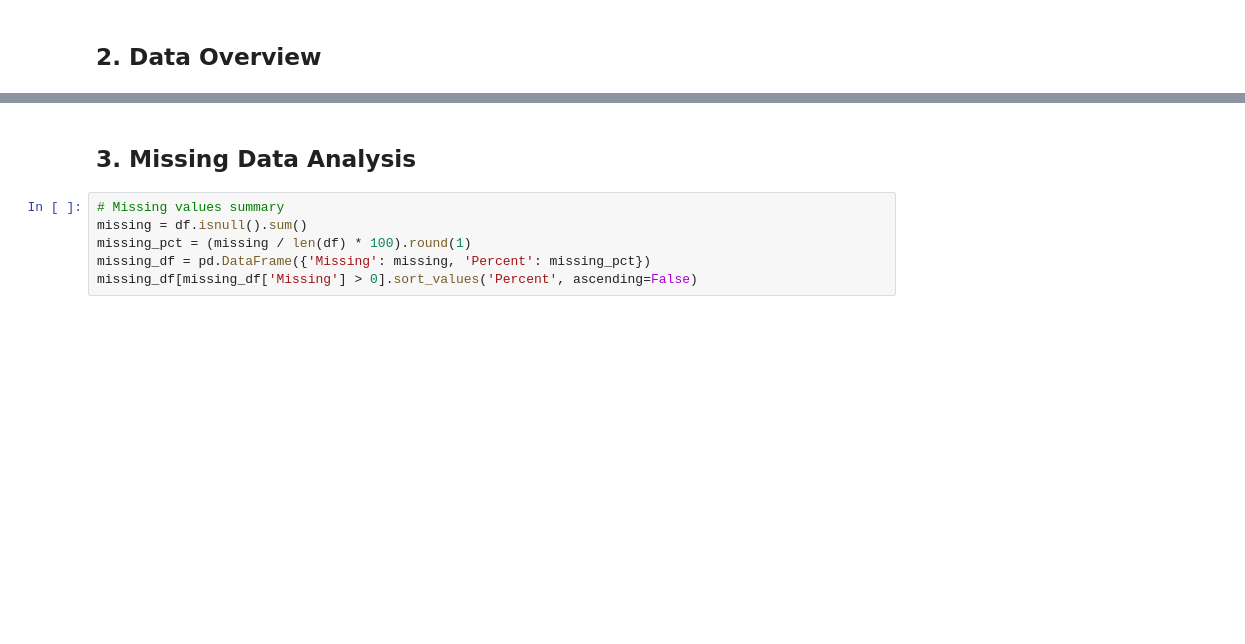
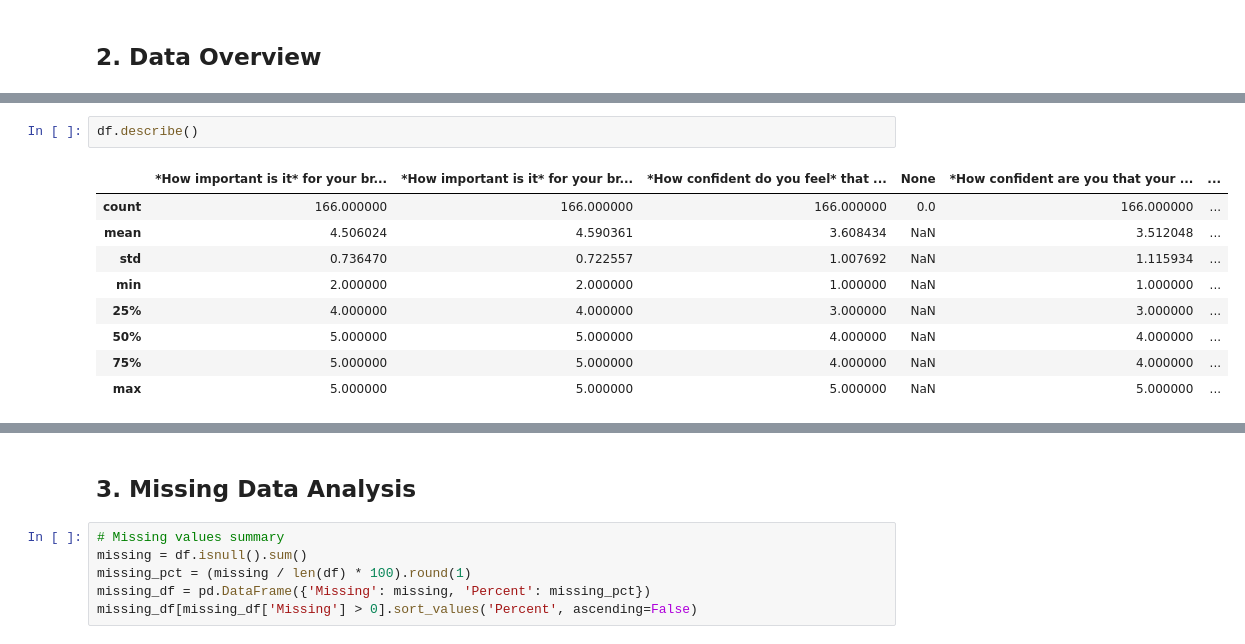
Before and after one commit to SteveWardAustin/SteveWardAustin, a Jupyter notebook: notebooks/01_eda.ipynb, the cells around one changed output, grey strips where cells are left out. Saved outputs shown, nothing was run; the diff lists cells and outputs as text; blank space fills up the shorter version.

```diff
--- a/notebooks/01_eda.ipynb
+++ b/notebooks/01_eda.ipynb
@@ -82,0 +135,12 @@ df.describe(include='all')
+# %%
+df.describe()
+# %% [output]
+|  | *How important is it* for your br... | *How important is it* for your br... | *How confident do you feel* that ... | None | *How confident are you that your ... | ... |
+| count | 166.000000 | 166.000000 | 166.000000 | 0.0 | 166.000000 | ... |
+| mean | 4.506024 | 4.590361 | 3.608434 | NaN | 3.512048 | ... |
+| std | 0.736470 | 0.722557 | 1.007692 | NaN | 1.115934 | ... |
+| min | 2.000000 | 2.000000 | 1.000000 | NaN | 1.000000 | ... |
+| 25% | 4.000000 | 4.000000 | 3.000000 | NaN | 3.000000 | ... |
+| 50% | 5.000000 | 5.000000 | 4.000000 | NaN | 4.000000 | ... |
+| 75% | 5.000000 | 5.000000 | 4.000000 | NaN | 4.000000 | ... |
+| max | 5.000000 | 5.000000 | 5.000000 | NaN | 5.000000 | ... |
```
Also changed, not shown: parts of 39 cells of this notebook.
